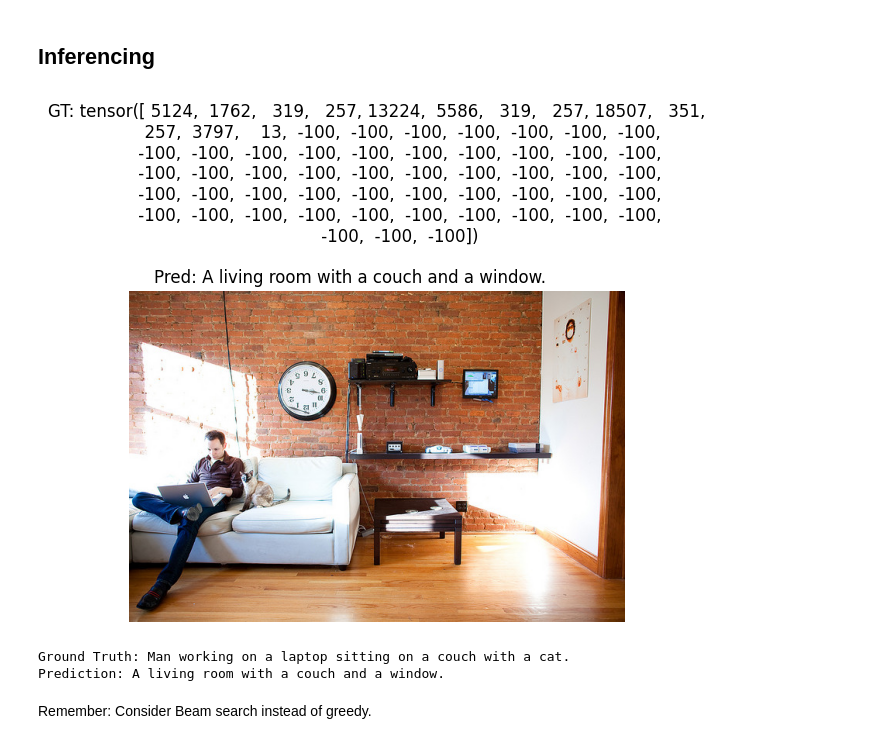
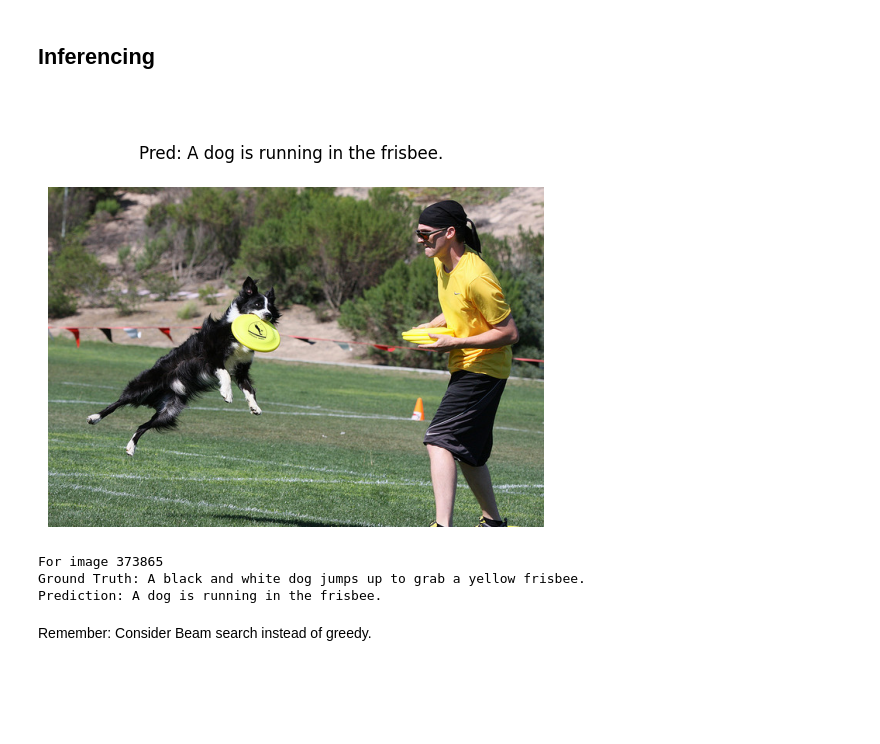
Before and after one commit to KabrG/pupil, a Jupyter notebook: pupil_model.ipynb, the cells around one changed output. Cells and saved outputs as stored; diff of their text form; code cells hidden in the pictures; blank space fills up the shorter version.

```diff
--- a/pupil_model.ipynb
+++ b/pupil_model.ipynb
@@ -471,8 +604,8 @@ class PupilCaptioningModel(nn.Module):
 # %%
 # Parameters
 lr_ = 1e-4
-num_epochs = 2
-num_steps = 100
+num_epochs = 1
+num_steps = 150
 batch_size_ = 16
 # %%
 # Dataloaders
@@ -589,3 +701,0 @@ KeyboardInterrupt:
-# %%
-model.load_state_dict(torch.load("/content/pupil_v1.1.pt", map_location=device))
-model.to(device)
@@ -609,0 +704,11 @@ PupilCaptioningModel(
+# %%
+model.load_state_dict(torch.load("/content/pupil_v1.9.0.pt", map_location=device))
+# model_base.load_state_dict(torch.load("/content/baseline_v1.0.0pt", map_location=device))
+
+model.to(device)
+
+
+num_params = sum(p.numel() for p in model.parameters() if p.requires_grad)
+
+print("Number of total parameters:", sum(p.numel() for p in model.parameters()))
+print("Number of trainable parameters:", num_params)
@@ -637,7 +759,8 @@ for epoch in range(num_epochs):
         )
 
         loss = criterion(
-            logits.view(-1, logits.size(-1)),
+            logits.view(-1,
+            logits.size(-1)),
             labels.view(-1)
         )
 
@@ -646,5 +769,5 @@ for epoch in range(num_epochs):
 
         print(f"Epoch {epoch} | Step {step} | Loss {loss.item():.4f}")
 
-    torch.save(model.state_dict(), f"pupil_v1.1.{epoch}pt")
+    torch.save(model.state_dict(), f"pupil_v1.9.{epoch}.pt")
 # %% [output]
@@ -679,7 +802,7 @@ def decode_labels(labels, tokenizer):
     )
 
 
-def greedy_decode(model, image, tokenizer, max_length=20):
+def greedy_decode(model, image, tokenizer, max_length=20, repetition_penalty=1.2):
     model.eval()
 
     generated = torch.tensor([[tokenizer.bos_token_id]]).to(image.device)
@@ -688,8 +811,13 @@ def greedy_decode(model, image, tokenizer, max_length=20):
         for _ in range(max_length):
 
             logits = model(image, generated)
+            next_logits = logits[:, -1, :]
 
-            next_token = logits[:, -1, :].argmax(dim=-1, keepdim=True)
+            # Repetition penalty
+            for token in set(generated[0].tolist()):
+                next_logits[0, token] /= repetition_penalty
+
+            next_token = next_logits.argmax(dim=-1, keepdim=True)
 
             generated = torch.cat([generated, next_token], dim=1)
 
@@ -704,38 +832,41 @@ import matplotlib.pyplot as plt
 def show_prediction(model, dataset, tokenizer, device, idx=0, max_length=20):
     model.eval()
 
     # Get one sample
     img, _, caption_gt, _, default_img = dataset[idx]
 
     # Keep a copy BEFORE normalization if you normalize
     img_for_display = default_img
 
     # Add batch dimension
     img = img.unsqueeze(0).to(device)
 
     # Generate caption
     generated_ids = greedy_decode(model, img, tokenizer, max_length=max_length)
 
     pred_caption = tokenizer.decode(
         generated_ids[0],
         skip_special_tokens=True
     )
 
     # Move image to CPU for display
     # img_for_display = img_for_display.permute(1, 2, 0).cpu().numpy()
 
     plt.imshow(img_for_display)
     plt.axis("off")
-    plt.title(f"GT: {caption_gt}\n\nPred: {pred_caption}")
+    plt.title(f"\n\nPred: {pred_caption}")
     plt.show()
 
+    print("For image", idx)
     print("Ground Truth:", decode_labels(caption_gt, tokenizer))
     print("Prediction:", pred_caption)
-
-show_prediction(model, training_dataset_viewable, tokenizer, device, idx=random.randint(0, len(training_dataset)-1))
+idx_ = random.randint(0, len(val_dataset_viewable)-1)
+show_prediction(model, val_dataset_viewable, tokenizer, device, idx=idx_)
+# show_prediction(model_base, val_dataset_viewable, tokenizer, device, idx=idx_)
 # %% [output]
-[figure, old version]
+[figure, new version]
-Ground Truth: Man working on a laptop sitting on a couch with a cat.
-Prediction: A living room with a couch and a window.
+For image 373865
+Ground Truth: A black and white dog jumps up to grab a yellow frisbee.
+Prediction: A dog is running in the frisbee.
 # %% [markdown]
 Remember: Consider Beam search instead of greedy.
```
Also changed, not shown: parts of 24 cells of this notebook.
